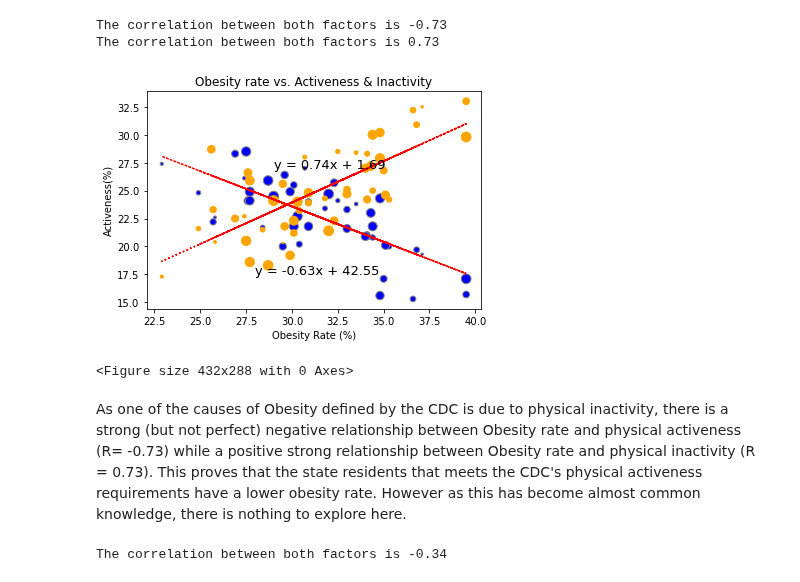
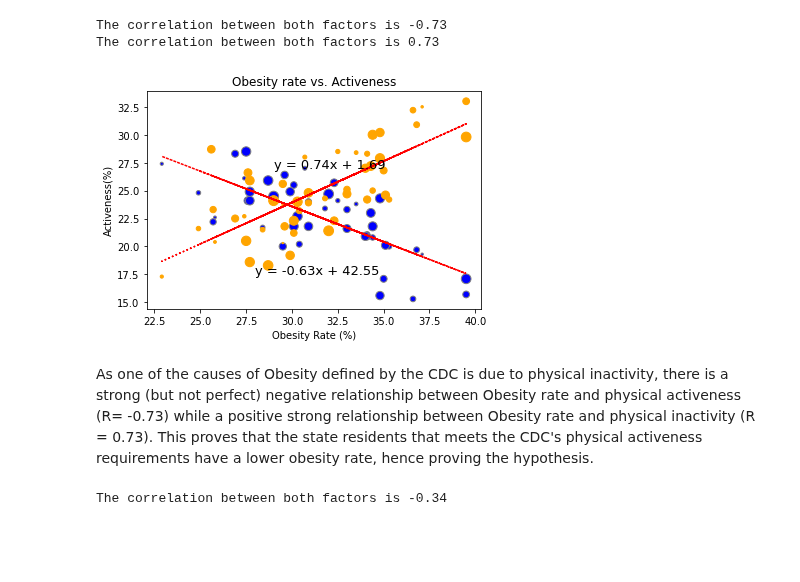
Before and after one commit to rajeshnair1984/Project_Obesity, a Jupyter notebook: ob_vs_pactive.ipynb, the cells around one changed output. Saved outputs shown, nothing was run; the diff lists cells and outputs as text; code cells hidden in the pictures; blank space fills up the shorter version.

Commit message:
Added Skeleton Slides, updated codes and output resolution

```diff
--- a/ob_vs_pactive.ipynb
+++ b/ob_vs_pactive.ipynb
@@ -59,28 +60,29 @@ obesevactive_df
 # %%
 #let's try to see if the CDC is right on physical activeness by identifying the relationship between activeness and obesity
 size = [2*n for n in range(len(obesevactive_df['Obesity']))]
 ax = plt.gca()
 ax.scatter(obesevactive_df['Obesity'], obesevactive_df['meets cdc requirement (%)'], color='blue', s = size, edgecolors="gray")
 ax.scatter(obesevactive_df['Obesity'], obesevactive_df['prevalance of inactivity'], color='orange', s = size)
-plt.title(f'Obesity rate vs. Activeness & Inactivity')
+plt.title(f'Obesity rate vs. Activeness')
 plt.xlabel('Obesity Rate (%)')
 plt.ylabel('Activeness(%)')
 
 #dropping State: New Jersey as no data is available for Activeness
 no_newjersey= obesevactive_df.drop([29])
 
 #call correlation function to get the linear correlation for Obesity and Activeness
 correlation(no_newjersey['Obesity'], no_newjersey['meets cdc requirement (%)'], 28, 17.5)
 correlation(obesevactive_df['Obesity'], obesevactive_df['prevalance of inactivity'], 29, 27)
+
+plt.savefig("output/obese_vs_active.png", dpi = 300) #set higher dpi for clearer plot
+
 plt.show()
-plt.savefig("output/obese_vs_active.png")
 # %% [output]
 The correlation between both factors is -0.73
 The correlation between both factors is 0.73
-[figure, old version]
+[figure, new version]
-<Figure size 432x288 with 0 Axes>
 # %% [markdown]
-As one of the causes of Obesity defined by the CDC is due to physical inactivity, there is a strong (but not perfect) negative relationship between Obesity rate and physical activeness (R= -0.73) while a positive strong relationship between Obesity rate and physical inactivity (R = 0.73). This proves that the state residents that meets the CDC's physical activeness requirements have a lower obesity rate. However as this has become almost common knowledge, there is nothing to explore here.
+As one of the causes of Obesity defined by the CDC is due to physical inactivity, there is a strong (but not perfect) negative relationship between Obesity rate and physical activeness (R= -0.73) while a positive strong relationship between Obesity rate and physical inactivity (R = 0.73). This proves that the state residents that meets the CDC's physical activeness requirements have a lower obesity rate, hence proving the hypothesis.
 # %%
 size = [2*n for n in range(len(obesevactive_df['Obesity']))]
 plt.scatter(obesevactive_df['Obesity'], obesevactive_df['per 100K residents (%)'], color='yellow', s = size, edgecolors="red")
```
Also changed, not shown: parts of 3 cells of this notebook, 5 other files.
